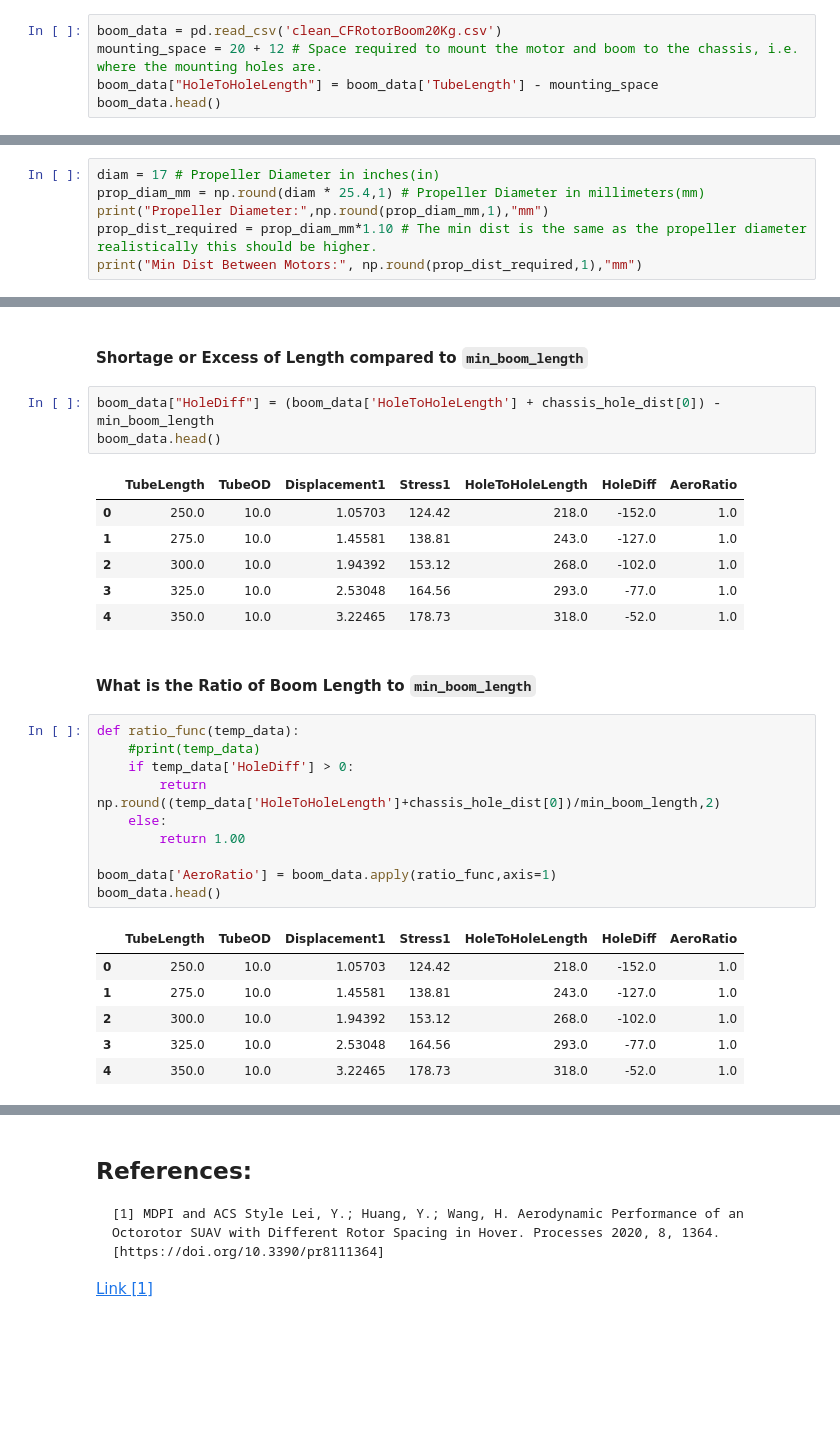
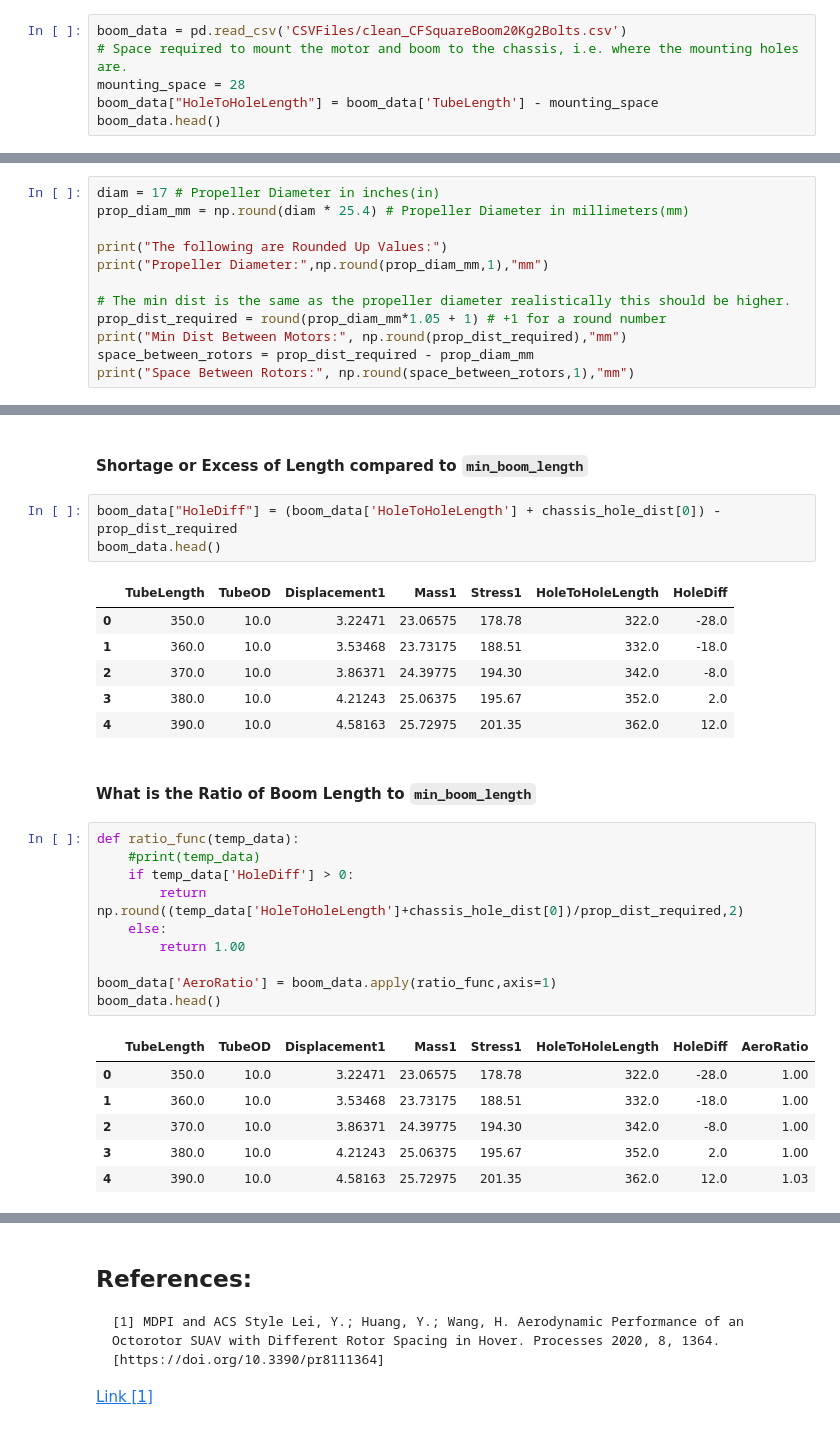
Before and after one commit to MBorrageiro/MScDrone-Py-Notebooks, a Jupyter notebook: rboom-length-analysis/RotorBoomLengthAnalysis.ipynb, the cells around one changed output, grey strips where cells are left out. Cells and saved outputs as stored; diff of their text form; blank space fills up the shorter version.

Commit message:
Update: plotted graphs and corrected values

```diff
--- a/rboom-length-analysis/RotorBoomLengthAnalysis.ipynb
+++ b/rboom-length-analysis/RotorBoomLengthAnalysis.ipynb
@@ -46,8 +49,9 @@ Hexacopter Layout Description:
 # %% [markdown]
 ### CF Boom Performance Data
 # %%
-boom_data = pd.read_csv('clean_CFRotorBoom20Kg.csv')
-mounting_space = 20 + 12 # Space required to mount the motor and boom to the chassis, i.e. where the mounting holes are.
+boom_data = pd.read_csv('CSVFiles/clean_CFSquareBoom20Kg2Bolts.csv')
+# Space required to mount the motor and boom to the chassis, i.e. where the mounting holes are.
+mounting_space = 28
 boom_data["HoleToHoleLength"] = boom_data['TubeLength'] - mounting_space
 boom_data.head()
 # %% [output]
@@ -61,8 +65,14 @@ boom_data.head()
 ### Propeller Definition
 # %%
 diam = 17 # Propeller Diameter in inches(in)
-prop_diam_mm = np.round(diam * 25.4,1) # Propeller Diameter in millimeters(mm)
+prop_diam_mm = np.round(diam * 25.4) # Propeller Diameter in millimeters(mm)
+
+print("The following are Rounded Up Values:")
 print("Propeller Diameter:",np.round(prop_diam_mm,1),"mm")
-prop_dist_required = prop_diam_mm*1.10 # The min dist is the same as the propeller diameter realistically this should be higher.
-print("Min Dist Between Motors:", np.round(prop_dist_required,1),"mm")
+
+# The min dist is the same as the propeller diameter realistically this should be higher.
+prop_dist_required = round(prop_diam_mm*1.05 + 1) # +1 for a round number
+print("Min Dist Between Motors:", np.round(prop_dist_required),"mm")
+space_between_rotors = prop_dist_required - prop_diam_mm
+print("Space Between Rotors:", np.round(space_between_rotors,1),"mm")
 # %% [output]
@@ -89,34 +110,34 @@ The following set of code will evaluate the SOLIDWORKS data and apply the follow
 # %% [markdown]
 #### Shortage or Excess of Length compared to `min_boom_length`
 # %%
-boom_data["HoleDiff"] = (boom_data['HoleToHoleLength'] + chassis_hole_dist[0]) - min_boom_length
+boom_data["HoleDiff"] = (boom_data['HoleToHoleLength'] + chassis_hole_dist[0]) - prop_dist_required
 boom_data.head()
 # %% [output]
-|  | TubeLength | TubeOD | Displacement1 | Stress1 | HoleToHoleLength | HoleDiff | AeroRatio |
-| 0 | 250.0 | 10.0 | 1.05703 | 124.42 | 218.0 | -152.0 | 1.0 |
-| 1 | 275.0 | 10.0 | 1.45581 | 138.81 | 243.0 | -127.0 | 1.0 |
-| 2 | 300.0 | 10.0 | 1.94392 | 153.12 | 268.0 | -102.0 | 1.0 |
-| 3 | 325.0 | 10.0 | 2.53048 | 164.56 | 293.0 | -77.0 | 1.0 |
-| 4 | 350.0 | 10.0 | 3.22465 | 178.73 | 318.0 | -52.0 | 1.0 |
+|  | TubeLength | TubeOD | Displacement1 | Mass1 | Stress1 | HoleToHoleLength | HoleDiff |
+| 0 | 350.0 | 10.0 | 3.22471 | 23.06575 | 178.78 | 322.0 | -28.0 |
+| 1 | 360.0 | 10.0 | 3.53468 | 23.73175 | 188.51 | 332.0 | -18.0 |
+| 2 | 370.0 | 10.0 | 3.86371 | 24.39775 | 194.30 | 342.0 | -8.0 |
+| 3 | 380.0 | 10.0 | 4.21243 | 25.06375 | 195.67 | 352.0 | 2.0 |
+| 4 | 390.0 | 10.0 | 4.58163 | 25.72975 | 201.35 | 362.0 | 12.0 |
 # %% [markdown]
 #### What is the Ratio of Boom Length to `min_boom_length`
 # %%
 def ratio_func(temp_data):
     #print(temp_data)
     if temp_data['HoleDiff'] > 0:
-        return np.round((temp_data['HoleToHoleLength']+chassis_hole_dist[0])/min_boom_length,2)
+        return np.round((temp_data['HoleToHoleLength']+chassis_hole_dist[0])/prop_dist_required,2)
     else:
         return 1.00
 
 boom_data['AeroRatio'] = boom_data.apply(ratio_func,axis=1)
 boom_data.head()
 # %% [output]
-|  | TubeLength | TubeOD | Displacement1 | Stress1 | HoleToHoleLength | HoleDiff | AeroRatio |
-| 0 | 250.0 | 10.0 | 1.05703 | 124.42 | 218.0 | -152.0 | 1.0 |
-| 1 | 275.0 | 10.0 | 1.45581 | 138.81 | 243.0 | -127.0 | 1.0 |
-| 2 | 300.0 | 10.0 | 1.94392 | 153.12 | 268.0 | -102.0 | 1.0 |
-| 3 | 325.0 | 10.0 | 2.53048 | 164.56 | 293.0 | -77.0 | 1.0 |
-| 4 | 350.0 | 10.0 | 3.22465 | 178.73 | 318.0 | -52.0 | 1.0 |
+|  | TubeLength | TubeOD | Displacement1 | Mass1 | Stress1 | HoleToHoleLength | HoleDiff | AeroRatio |
+| 0 | 350.0 | 10.0 | 3.22471 | 23.06575 | 178.78 | 322.0 | -28.0 | 1.00 |
+| 1 | 360.0 | 10.0 | 3.53468 | 23.73175 | 188.51 | 332.0 | -18.0 | 1.00 |
+| 2 | 370.0 | 10.0 | 3.86371 | 24.39775 | 194.30 | 342.0 | -8.0 | 1.00 |
+| 3 | 380.0 | 10.0 | 4.21243 | 25.06375 | 195.67 | 352.0 | 2.0 | 1.00 |
+| 4 | 390.0 | 10.0 | 4.58163 | 25.72975 | 201.35 | 362.0 | 12.0 | 1.03 |
 # %%
 print(min_boom_length)
 boom_data[boom_data['TubeOD']==15]
```
Also changed, not shown: parts of 17 cells of this notebook.
